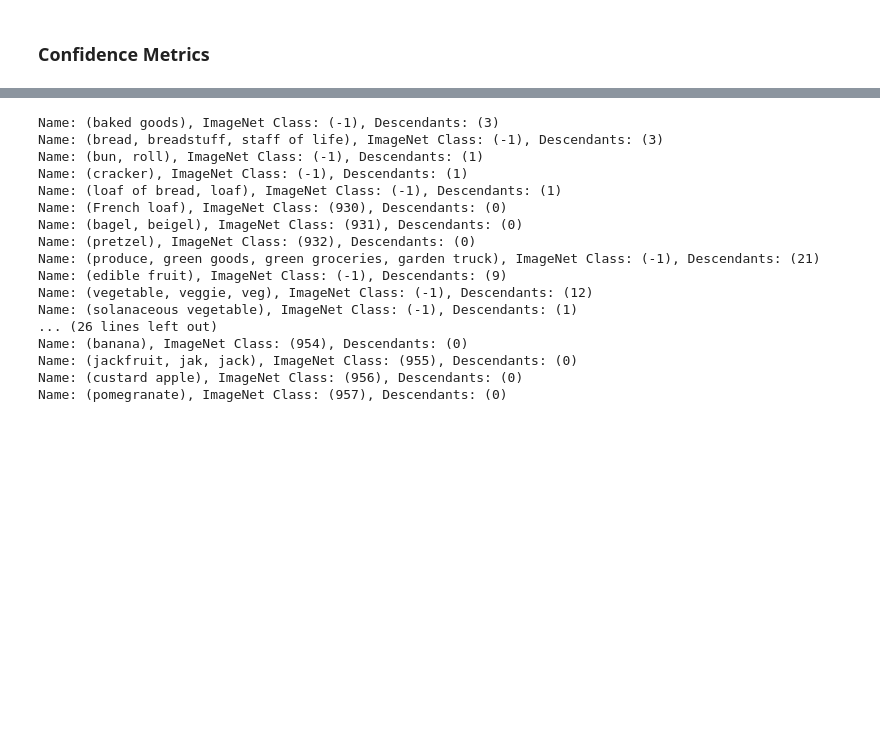
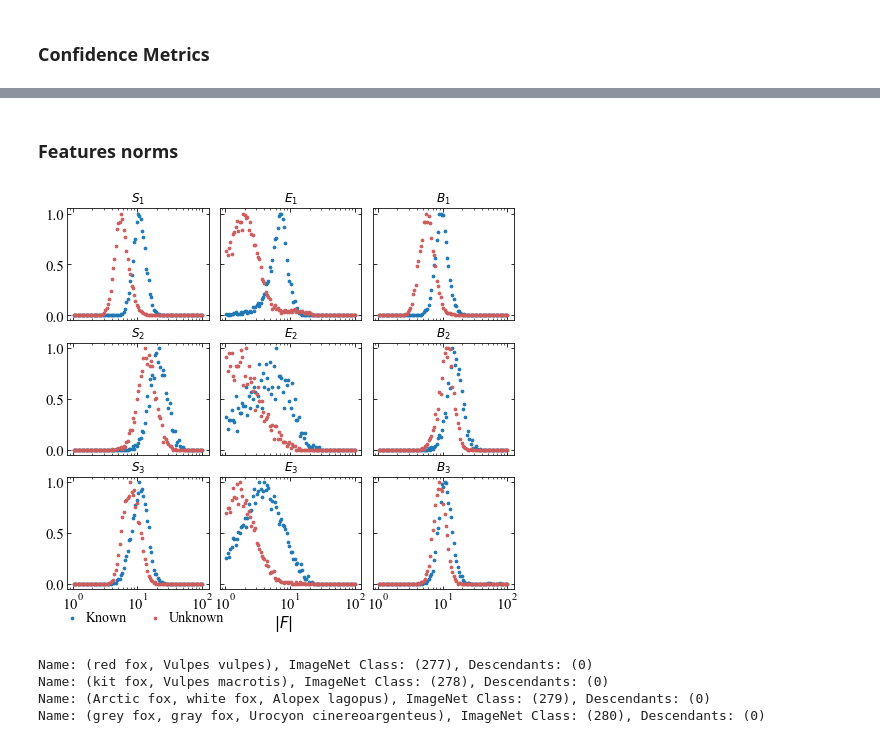
Before and after one commit to AIML-IfI/openset-imagenet, a Jupyter notebook: analysis/open_set_imagenet.ipynb, the cells around one changed output, grey strips where cells are left out. Cells and saved outputs as stored; diff of their text form; code cells hidden in the pictures; blank space fills up the shorter version.

```diff
--- a/analysis/open_set_imagenet.ipynb
+++ b/analysis/open_set_imagenet.ipynb
@@ -197,3 +305,45 @@ plt.show()
+# %% [markdown]
+### Features norms
+# %%
+# exp_val = util.read_array_list(exp_paths)
+exp_val = util.read_array_list(util.transform_to_test(exp_paths))
+
+font_size = 15
+bins = 100
+unk_label = -2
+
+fig = plt.figure(figsize=(8,7))
+gs = fig.add_gridspec(3, 3, hspace=0.2, wspace=0.08)
+axs = gs.subplots(sharex=True, sharey=True)
+axs = axs.flat
+
+for ix, (exp_name, exp_array) in enumerate(exp_val.items()):
+    # Calculate histogram
+    kn_hist, kn_edges, unk_hist, unk_edges = get_histogram(exp_array, unk_label=unk_label, metric='norm', bins=bins, log_space=True)
+    kn_hist = kn_hist / np.max(kn_hist)
+    unk_hist = unk_hist / np.max(unk_hist)
+    # Scatter plots
+    axs[ix].scatter(kn_edges[1:], kn_hist, color='tab:blue', marker='.', s=30)
+    axs[ix].scatter(unk_edges[1:], unk_hist, color='indianred', marker='.', s=30)
+    axs[ix].set_xscale('log')
+    axs[ix].set_title(exp_name)
+
+for ax in axs:
+    # set the tick parameters for the current axis handler
+    ax.tick_params(which='both', bottom=True, top=True, left=True, right=True, direction='in')
+    ax.tick_params(labelbottom=True, labeltop=False, labelleft=True, labelright=False, labelsize=font_size)
+    # Thicklocator parameters
+    ax.xaxis.set_major_locator(LogLocator(base=10, numticks=6))
+    ax.label_outer()
+
+# Manual legend
+axs[-3].legend(['Known', 'Unknown'], frameon=False, fontsize=font_size-1, bbox_to_anchor=(1.2, -0.08), ncol=2, handletextpad=0, columnspacing=1, markerscale=1)
+# X label
+fig.text(0.5, 0.05, '$|F|$', ha='center', fontsize=font_size)
+plt.savefig('fig/hist_all_norm.pdf', dpi=90, bbox_inches='tight')
+plt.show()
+# %% [output]
+[figure, added]
 # %%
 from robustness.tools.imagenet_helpers import ImageNetHierarchy, common_superclass_wnid
 from pathlib import Path
@@ -221,25 +371,12 @@ def print_descendants(hier, wid):
     for i in des:
         print(hier.tree[i])
 # %%
-print_descendants(hierarchy, 'n07555863')
+print_descendants(hierarchy, 'n02118333')
 # %% [output]
-Name: (baked goods), ImageNet Class: (-1), Descendants: (3)
-Name: (bread, breadstuff, staff of life), ImageNet Class: (-1), Descendants: (3)
-Name: (bun, roll), ImageNet Class: (-1), Descendants: (1)
-Name: (cracker), ImageNet Class: (-1), Descendants: (1)
-Name: (loaf of bread, loaf), ImageNet Class: (-1), Descendants: (1)
-Name: (French loaf), ImageNet Class: (930), Descendants: (0)
-Name: (bagel, beigel), ImageNet Class: (931), Descendants: (0)
-Name: (pretzel), ImageNet Class: (932), Descendants: (0)
-Name: (produce, green goods, green groceries, garden truck), ImageNet Class: (-1), Descendants: (21)
-Name: (edible fruit), ImageNet Class: (-1), Descendants: (9)
-Name: (vegetable, veggie, veg), ImageNet Class: (-1), Descendants: (12)
-Name: (solanaceous vegetable), ImageNet Class: (-1), Descendants: (1)
-... (26 lines left out)
-Name: (banana), ImageNet Class: (954), Descendants: (0)
-Name: (jackfruit, jak, jack), ImageNet Class: (955), Descendants: (0)
-Name: (custard apple), ImageNet Class: (956), Descendants: (0)
-Name: (pomegranate), ImageNet Class: (957), Descendants: (0)
+Name: (red fox, Vulpes vulpes), ImageNet Class: (277), Descendants: (0)
+Name: (kit fox, Vulpes macrotis), ImageNet Class: (278), Descendants: (0)
+Name: (Arctic fox, white fox, Alopex lagopus), ImageNet Class: (279), Descendants: (0)
+Name: (grey fox, gray fox, Urocyon cinereoargenteus), ImageNet Class: (280), Descendants: (0)
 # %%
 # dog = 'n02084071'
 # hun_dog = 'n02087122'
```
Also changed, not shown: parts of 12 cells of this notebook, 1 other file.
